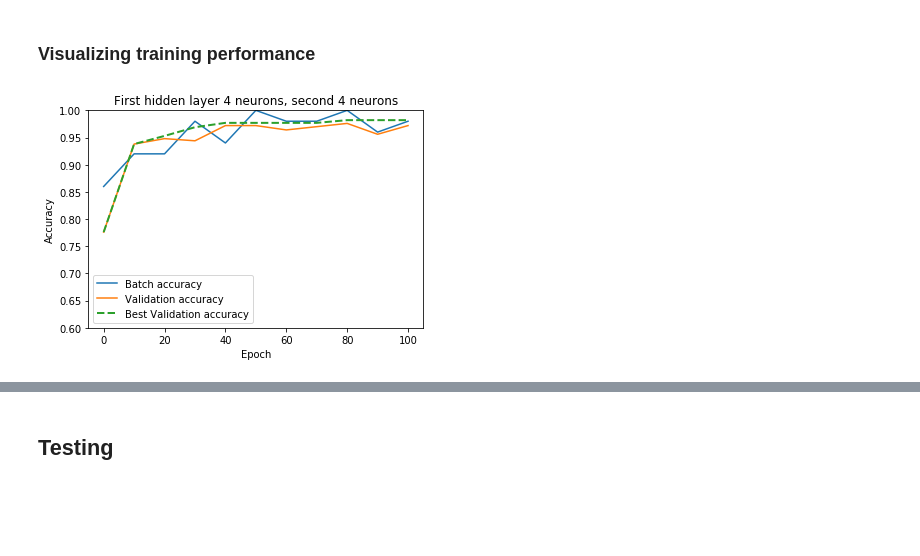
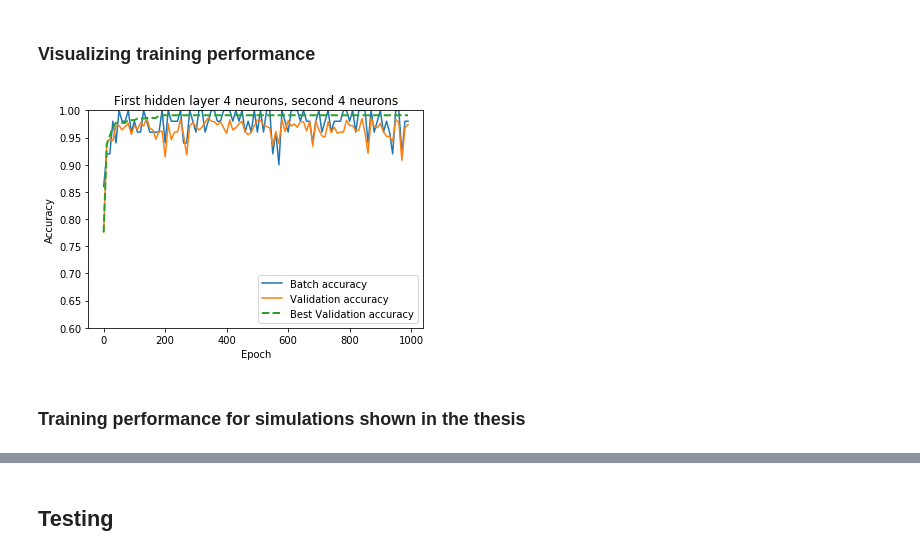
Before and after one commit to dsalgador/master-thesis, a Jupyter notebook: Imitation-Learning/Chapter5-Simulations.ipynb, the cells around one changed output, grey strips where cells are left out. Saved outputs shown, nothing was run; the diff lists cells and outputs as text; code cells hidden in the pictures; blank space fills up the shorter version.

Commit message:
Add Simulations 1, 2 and 3 and updated notebook just after running it for simulation3

```diff
--- a/Imitation-Learning/Chapter5-Simulations.ipynb
+++ b/Imitation-Learning/Chapter5-Simulations.ipynb
@@ -258,12 +247,14 @@ if not os.path.exists(sim_directory):
 # %% [markdown]
 ## Deep Neural Network model
 # %%
-SIMULATION = 5
+SIMULATION = 3
 
 # Simulation parameters
 simulation_directory = './simulations/simulation{}'.format(SIMULATION)
 if not os.path.exists(simulation_directory):
     os.makedirs(simulation_directory)
+else:
+    raise Exception("The simulation id you tried to use has been already used before. Try to change it to a new one.")
 
 model_file = simulation_directory + '/final_nn_classifier_sim{}.ckpt'.format(SIMULATION)
 graph_file =  '{}.meta'.format(model_file)
@@ -490,25 +471,27 @@ Elapsed time  0.12  minutes.  Best Validation accuracy:  0.982
 # %%
 metrics = pd.read_table(training_file, sep = ",")
 metrics.head()
 
 def plot_accuracy(metrics):
     indices = [i for i in range(0,1000,10)]
     plt.plot(metrics['epoch'][indices],metrics['acc_train'][indices], label = "Batch accuracy")
     plt.plot(metrics['epoch'][indices],metrics['acc_val'][indices], label = "Validation accuracy")
     plt.plot(metrics['epoch'][indices],metrics['best_acc_val'][indices], label = "Best Validation accuracy",linestyle = '--',linewidth = 2.0)
 
     plt.xlabel("Epoch")
     plt.ylabel("Accuracy")
-    plt.legend(loc='best')
+    plt.legend(loc='lower right')
     plt.ylim(.6,1.0)
 
 plot_accuracy(metrics)
 plt.title("First hidden layer {} neurons, second {} neurons".format(n_hidden1, n_hidden2))
 
 plt.show()
 plt.close()
 # %% [output]
-[figure, old version]
+[figure, new version]
+# %% [markdown]
+### Training performance for simulations shown in the thesis
 # %%
 # Visualize simulations
 SIMULATION = 1
```
Also changed, not shown: parts of 13 cells of this notebook, 16 other files.
